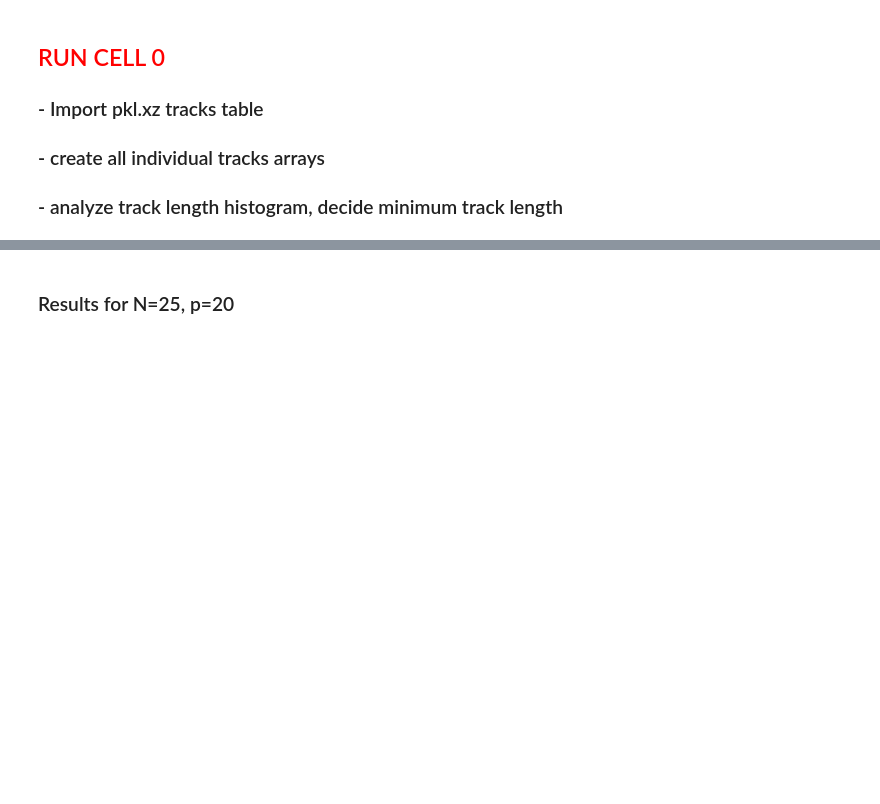
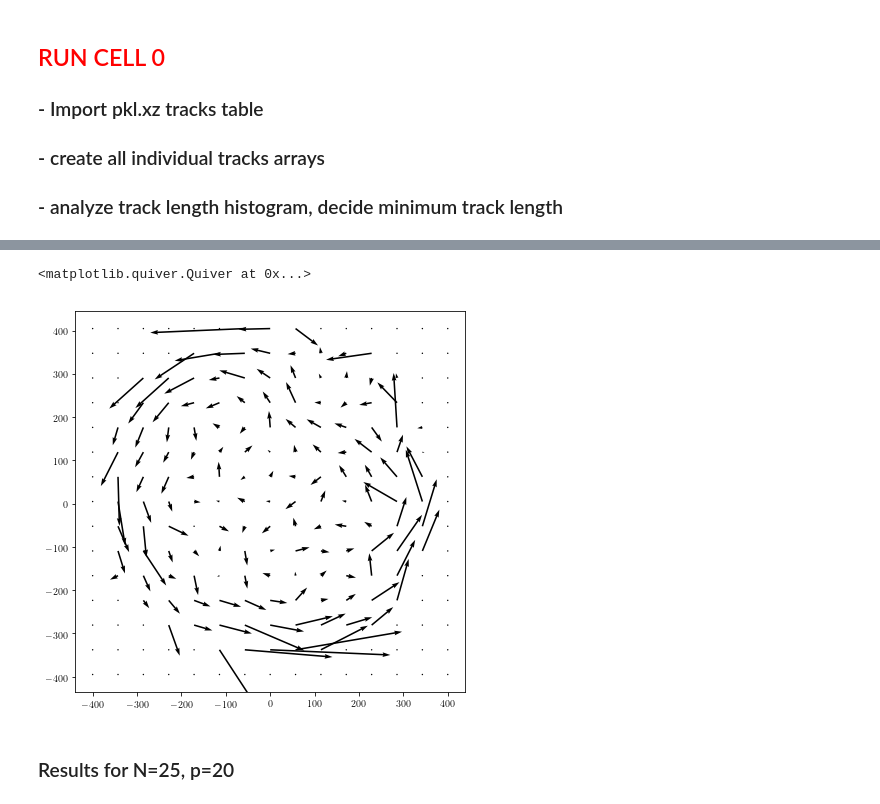
Before and after one commit to fvegar/brownian, a Jupyter notebook: chiral_tracks.ipynb, the cells around one changed output, grey strips where cells are left out. Cells and saved outputs as stored; diff of their text form; code cells hidden in the pictures; blank space fills up the shorter version.

```diff
--- a/chiral_tracks.ipynb
+++ b/chiral_tracks.ipynb
@@ -707,0 +722,7 @@ print(ux, '\t', uy, '\t', wm)
+# %%
+plt.close('all')
+plt.figure(figsize=(7,7))
+plt.quiver(X,Y,ux,uy)
+# %% [output]
+<matplotlib.quiver.Quiver at 0x...>
+[figure, added]
```
Also changed, not shown: parts of 23 cells of this notebook, 1 other file.
